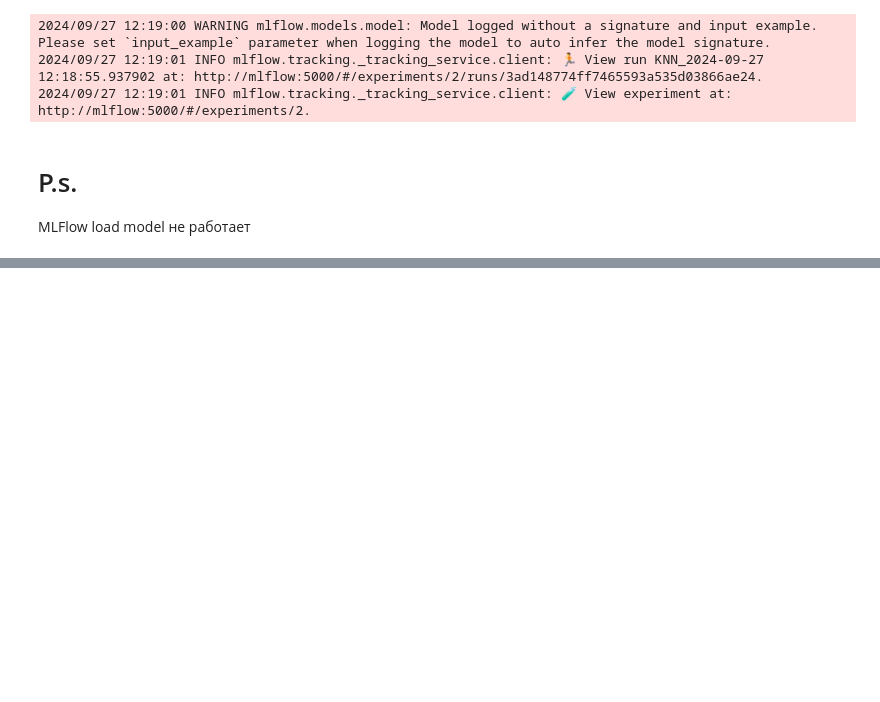
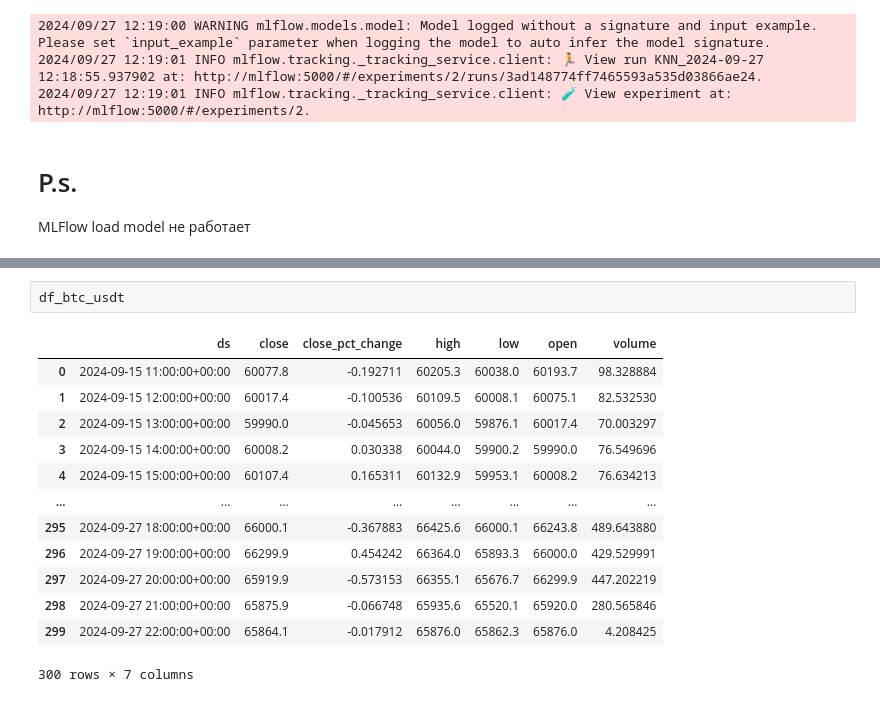
Before and after one commit to Omegon226/Volatility-Forecasting-BTC, a Jupyter notebook: research/mlflow_pipeline.ipynb, the cells around one changed output, grey strips where cells are left out. Cells and saved outputs as stored; diff of their text form; blank space fills up the shorter version.

```diff
--- a/research/mlflow_pipeline.ipynb
+++ b/research/mlflow_pipeline.ipynb
@@ -576,0 +694,16 @@ MLFlow load model не работает
+# %%
+df_btc_usdt
+# %% [output]
+|  | ds | close | close_pct_change | high | low | open | volume |
+| 0 | 2024-09-15 11:00:00+00:00 | 60077.8 | -0.192711 | 60205.3 | 60038.0 | 60193.7 | 98.328884 |
+| 1 | 2024-09-15 12:00:00+00:00 | 60017.4 | -0.100536 | 60109.5 | 60008.1 | 60075.1 | 82.532530 |
+| 2 | 2024-09-15 13:00:00+00:00 | 59990.0 | -0.045653 | 60056.0 | 59876.1 | 60017.4 | 70.003297 |
+| 3 | 2024-09-15 14:00:00+00:00 | 60008.2 | 0.030338 | 60044.0 | 59900.2 | 59990.0 | 76.549696 |
+| 4 | 2024-09-15 15:00:00+00:00 | 60107.4 | 0.165311 | 60132.9 | 59953.1 | 60008.2 | 76.634213 |
+| ... | ... | ... | ... | ... | ... | ... | ... |
+| 295 | 2024-09-27 18:00:00+00:00 | 66000.1 | -0.367883 | 66425.6 | 66000.1 | 66243.8 | 489.643880 |
+| 296 | 2024-09-27 19:00:00+00:00 | 66299.9 | 0.454242 | 66364.0 | 65893.3 | 66000.0 | 429.529991 |
+| 297 | 2024-09-27 20:00:00+00:00 | 65919.9 | -0.573153 | 66355.1 | 65676.7 | 66299.9 | 447.202219 |
+| 298 | 2024-09-27 21:00:00+00:00 | 65875.9 | -0.066748 | 65935.6 | 65520.1 | 65920.0 | 280.565846 |
+| 299 | 2024-09-27 22:00:00+00:00 | 65864.1 | -0.017912 | 65876.0 | 65862.3 | 65876.0 | 4.208425 |
+300 rows × 7 columns
```
Also changed, not shown: parts of 10 cells of this notebook, 13 other files.
